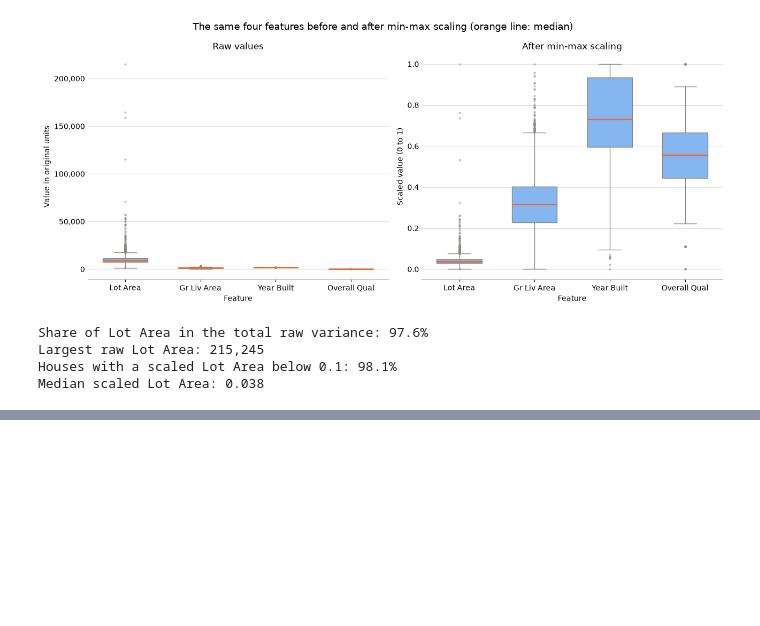
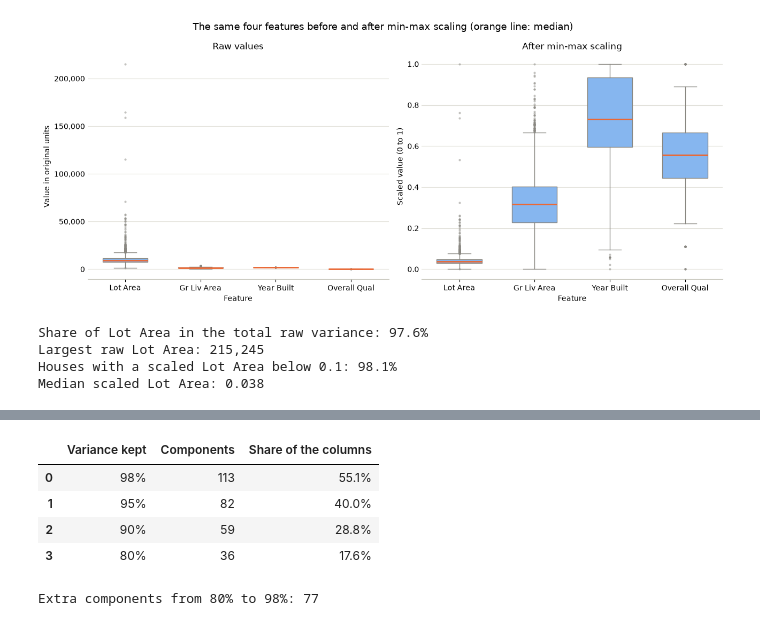
Before and after one commit to AdelinGabriel21/ames-housing-analysis, a Jupyter notebook: notebooks/08_pca_kmeans_clustering.ipynb, the cells around one changed output, grey strips where cells are left out. Drawn from its saved outputs; the diff is of its cells as text; code cells hidden in the pictures; blank space fills up the shorter version.

```diff
--- a/notebooks/08_pca_kmeans_clustering.ipynb
+++ b/notebooks/08_pca_kmeans_clustering.ipynb
@@ -90,18 +203,17 @@ plt.show()
 # %%
 # Fitted on all houses: k-means has no train/test split
-scaled = make_scaler().fit_transform(encoded)
+scaled = make_scaler().fit_transform(encoded_complete)
 
-missing_before = encoded.isna().sum().sum()
-missing_after = scaled.isna().sum().sum()
-onehot_unchanged = scaled[onehot].equals(encoded[onehot])
+empty_cells = scaled.isna().sum().sum()
+onehot_unchanged = scaled[onehot].equals(encoded_complete[onehot])
 
 # allclose: the largest value of a column can land a rounding error away from 1
 assert np.allclose(scaled.min(), 0) and np.allclose(scaled.max(), 1)
-assert missing_before == missing_after
+assert empty_cells == 0
 assert onehot_unchanged
 
 print(f"Range of all {scaled.shape[1]} columns: {scaled.min().min():.0f} to {scaled.max().max():.0f}")
-print(f"Missing cells before / after scaling: {missing_before} / {missing_after}")
+print(f"Empty cells after scaling: {empty_cells}")
 print(f"One-hot columns unchanged: {onehot_unchanged}")
 # %% [output]
 Range of all 205 columns: 0 to 1
@@ -167,0 +318,18 @@ Median scaled Lot Area: 0.038
+# %%
+counts = list(component_counts.values())
+variance_table = pd.DataFrame(
+    {
+        "Variance kept": [f"{t:.0%}" for t in thresholds],
+        "Components": counts,
+        "Share of the columns": [f"{count / scaled.shape[1]:.1%}" for count in counts],
+    }
+)
+display(variance_table)
+print(f"Extra components from 80% to 98%: {component_counts[0.98] - component_counts[0.80]}")
+# %% [output]
+|  | Variance kept | Components | Share of the columns |
+| 0 | 98% | 113 | 55.1% |
+| 1 | 95% | 82 | 40.0% |
+| 2 | 90% | 59 | 28.8% |
+| 3 | 80% | 36 | 17.6% |
+Extra components from 80% to 98%: 77
```
Also changed, not shown: parts of 16 cells of this notebook, 1 other file.
